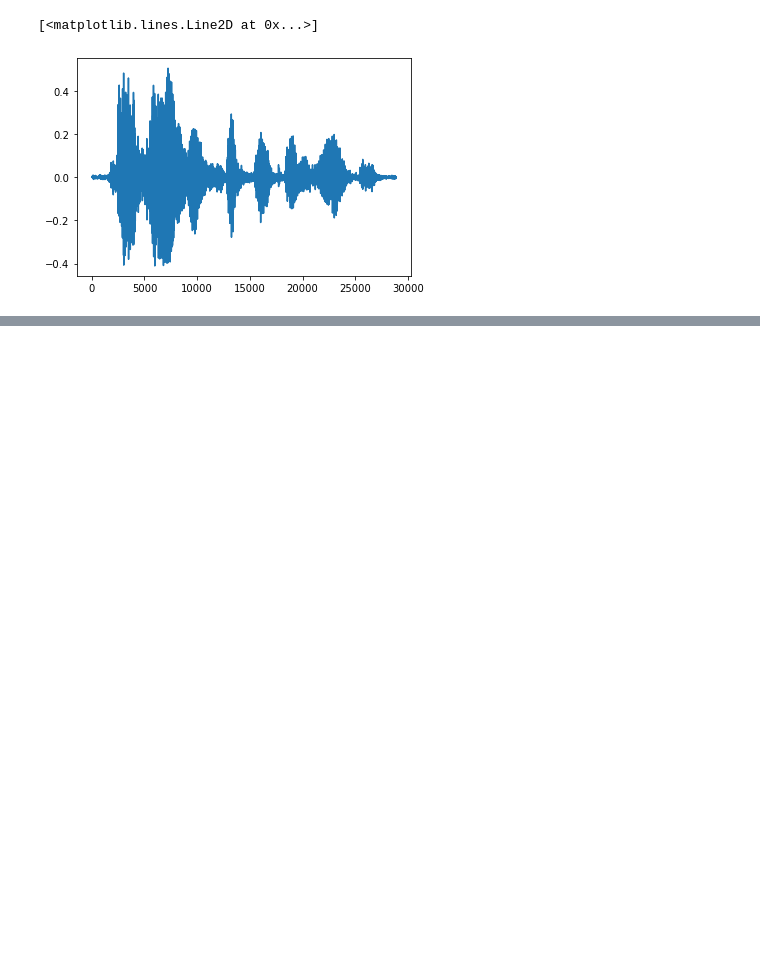
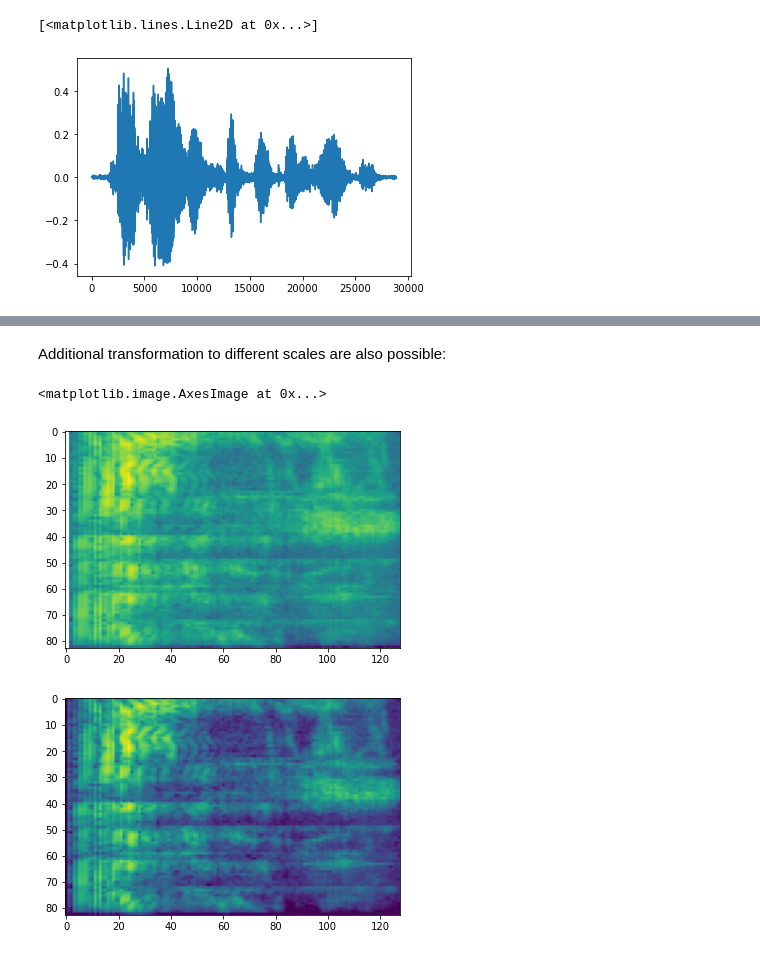
Before and after one commit to ReadableLive/ReadableLive, a Jupyter notebook: audio-prep-and augmentation.ipynb, the cells around one changed output, grey strips where cells are left out. Cells and saved outputs as stored; diff of their text form; code cells hidden in the pictures; blank space fills up the shorter version.

```diff
--- a/audio-prep-and augmentation.ipynb
+++ b/audio-prep-and augmentation.ipynb
@@ -104,0 +154,20 @@ plt.plot(tensor.numpy())
+# %% [markdown]
+Additional transformation to different scales are also possible:
+# %%
+# Convert to mel-spectrogram
+mel_spectrogram = tfio.audio.melscale(
+    spectrogram, rate = 16000, mels = 128, fmin = 0, fmax = 8000)
+
+plt.figure()
+plt.imshow(tf.math.log(mel_spectrogram).numpy())
+
+# Convert to db scale mel-spectrogram
+dbscale_mel_spectrogram = tfio.audio.dbscale(
+    mel_spectrogram, top_db = 80)
+
+plt.figure()
+plt.imshow(dbscale_mel_spectrogram.numpy())
+# %% [output]
+<matplotlib.image.AxesImage at 0x...>
+[figure, added]
+[figure, added]
```
Also changed, not shown: parts of 15 cells of this notebook.
